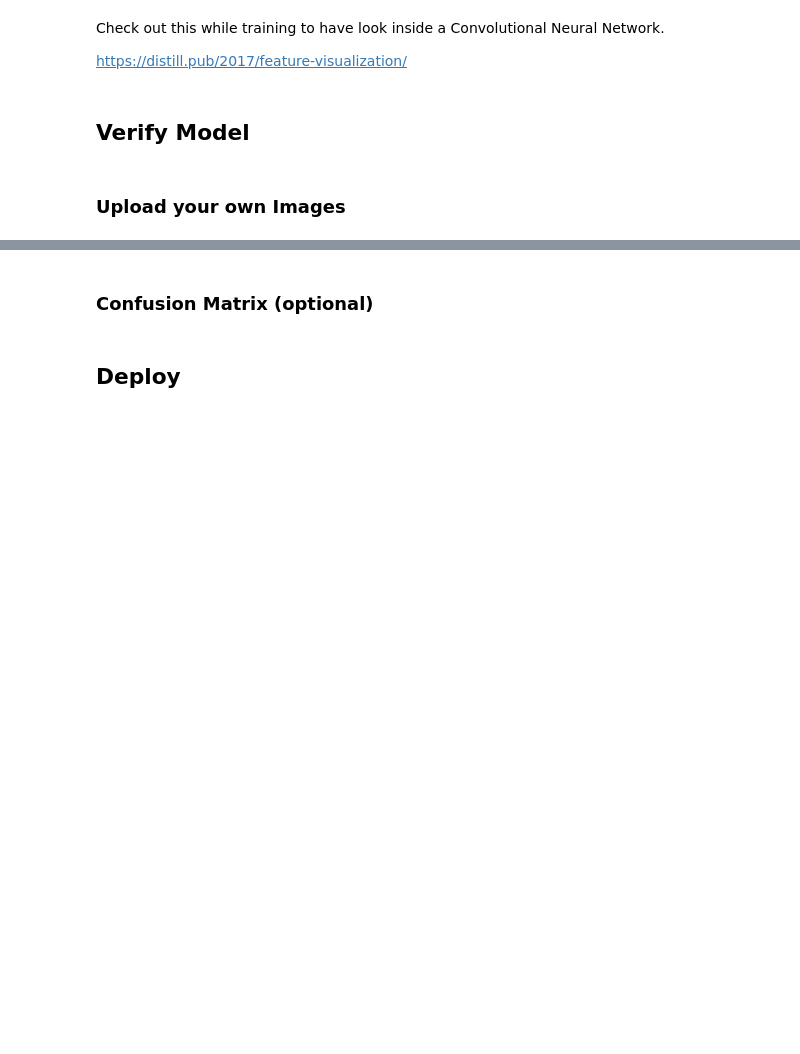
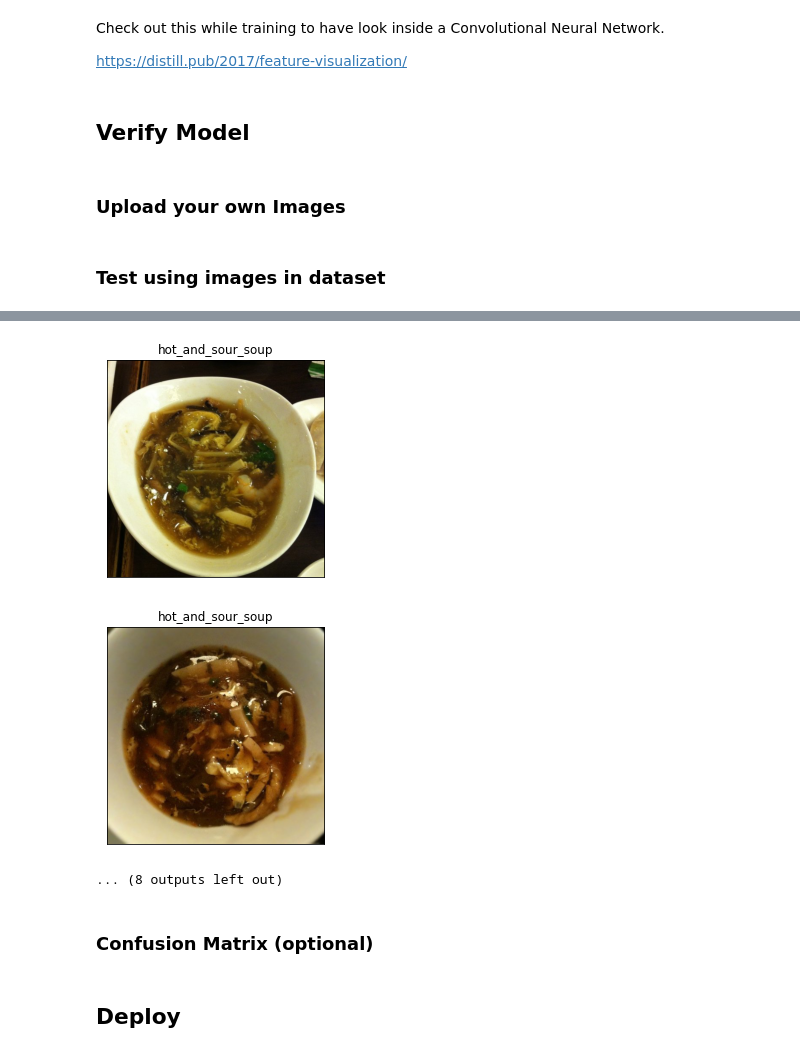
Before and after one commit to Sebastian-Schuchmann/ChurrosSamosaClassifier, a Jupyter notebook: Train_a_Food_Model.ipynb, the cells around one changed output, grey strips where cells are left out. Drawn from its saved outputs; the diff is of its cells as text; code cells hidden in the pictures; blank space fills up the shorter version.

```diff
--- a/Train_a_Food_Model.ipynb
+++ b/Train_a_Food_Model.ipynb
@@ -23,7 +23,7 @@ pd.read_json('/root/.fastai/data/food-101/test.json')
 # %%
 #Deciding which two foods we want to classify
 labelA = 'samosa'
-labelB = 'churros'
+labelB = 'hot_and_sour_soup'
 # %% [markdown]
 **Some Data Preperation**
 
@@ -55,7 +55,7 @@ GetLabel("churros-734186.jpg") #Testing
 # %%
 dls = ImageDataLoaders.from_name_func(
     foodPath, get_image_files(foodPath), valid_pct=0.2, seed=420,
-    label_func=GetLabel, item_tfms=Resize(224))
+    label_func=GetLabel, item_tfms=Resize(32))
 
 dls.train.show_batch()
 # %%
@@ -84,3 +84,26 @@ label,_,probs = learn.predict(img)
 print(f"This is a {label}.")
 print(f"{labelA} {probs[1].item():.6f}")
 print(f"{labelB} {probs[0].item():.6f}")
+# %% [markdown]
+### Test using images in dataset
+# %%
+import matplotlib.pyplot as plt
+import matplotlib.image as mpimg
+
+for i in range(0,10):
+  #Load random image
+  randomIndex = random.randint(0, len(get_image_files(foodPath))-1)
+  img = mpimg.imread(get_image_files(foodPath)[randomIndex])
+  #Put into Model
+  label,_,probs = learn.predict(img)
+
+  #Create Figure using Matplotlib
+  fig = plt.figure()
+  ax = fig.add_subplot() #Add Subplot (For multiple images)
+  imgplot = plt.imshow(img) #Add Image into Plot
+  ax.set_title(label) #Set Headline to predicted label
+
+  #Hide numbers on axes
+  plt.gca().axes.get_yaxis().set_visible(False)
+  plt.gca().axes.get_xaxis().set_visible(False)
+# %% [output]
@@ -87,3 +120,6 @@ print(f"{labelB} {probs[0].item():.6f}")
+[figure, added]
+[figure, added]
+... (8 outputs left out)
 # %% [markdown]
 ### Confusion Matrix (optional)
 # %%
```
Also changed, not shown: parts of 7 cells of this notebook.
